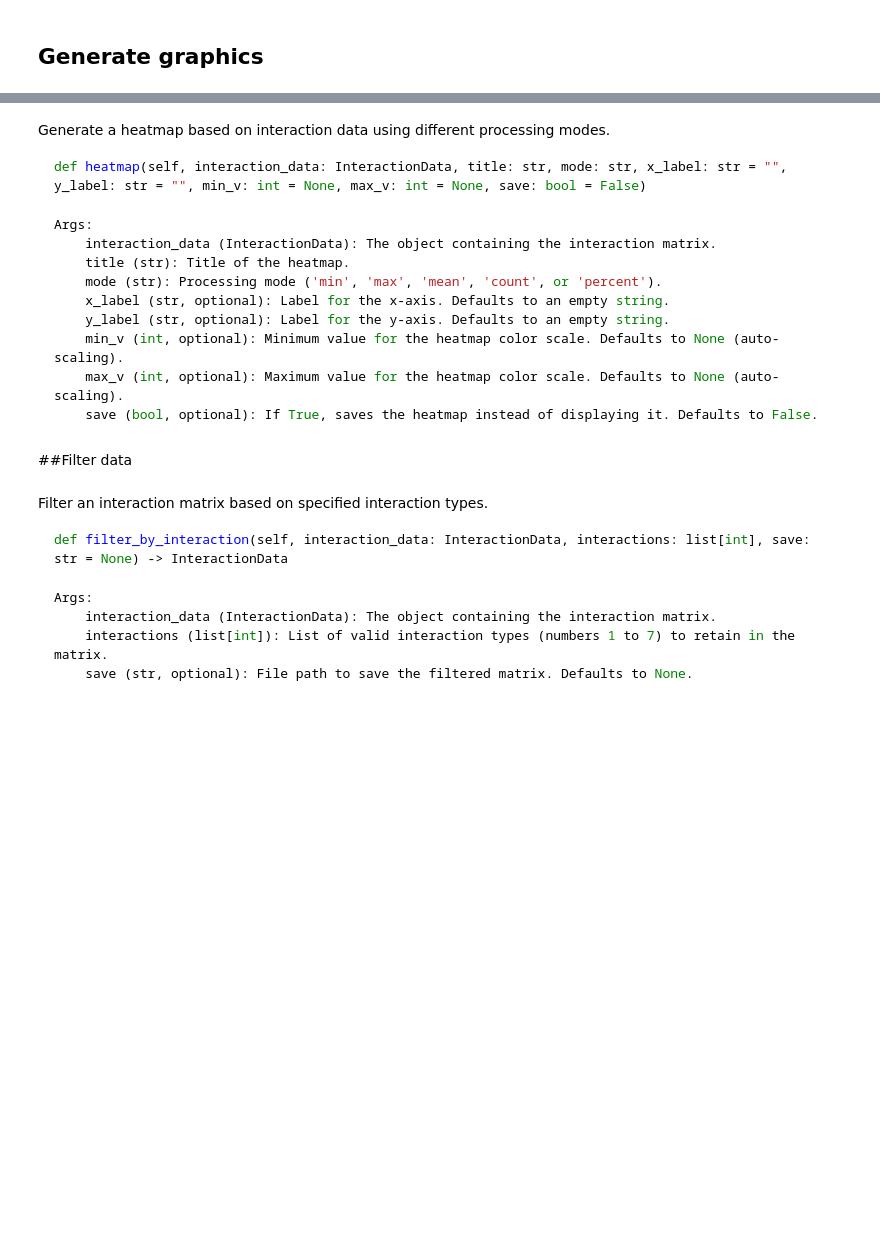
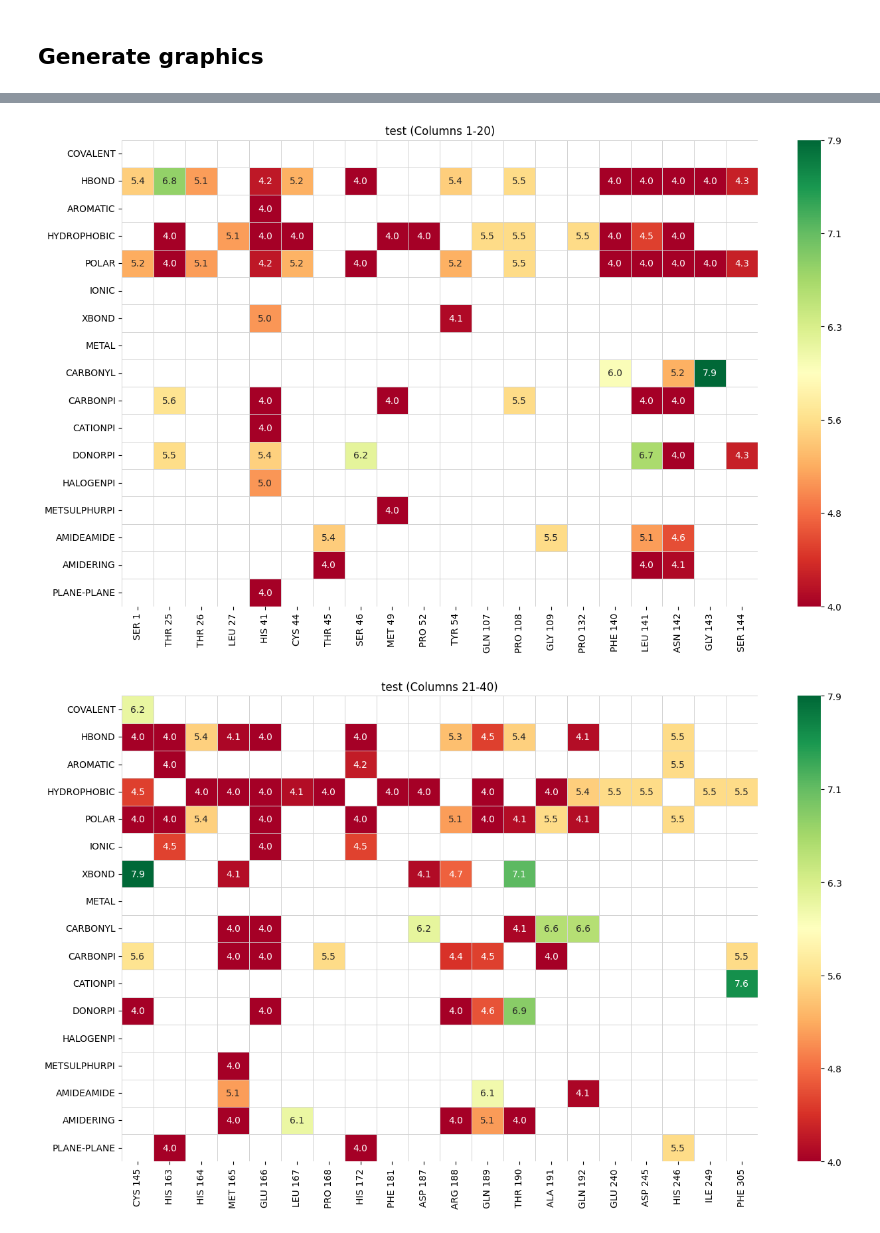
Before and after one commit to 31ldts/CORAL-PIC, a Jupyter notebook: ifp_organizer.ipynb, the cells around one changed output, grey strips where cells are left out. Cells and saved outputs as stored; diff of their text form; code cells hidden in the pictures; blank space fills up the shorter version.

````diff
--- a/ifp_organizer.ipynb
+++ b/ifp_organizer.ipynb
@@ -107,18 +515,5 @@ Args:
 # %%
-analyzer.pie_chart(interaction_data=data, plot_name="test", axis="rows", save=False)
+analyzer.heatmap(interaction_data=data, title="test", mode=analyzer.MINIMUM, font=analyzer.UPPER, save=False)
+# %% [output]
+[figure, added]
+[figure, added]
-# %% [markdown]
-Generate a heatmap based on interaction data using different processing modes.
-```python
-def heatmap(self, interaction_data: InteractionData, title: str, mode: str, x_label: str = "", y_label: str = "", min_v: int = None, max_v: int = None, save: bool = False)
-```
-```python
-Args:
-    interaction_data (InteractionData): The object containing the interaction matrix.
-    title (str): Title of the heatmap.
-    mode (str): Processing mode ('min', 'max', 'mean', 'count', or 'percent').
-    x_label (str, optional): Label for the x-axis. Defaults to an empty string.
-    y_label (str, optional): Label for the y-axis. Defaults to an empty string.
-    min_v (int, optional): Minimum value for the heatmap color scale. Defaults to None (auto-scaling).
-    max_v (int, optional): Maximum value for the heatmap color scale. Defaults to None (auto-scaling).
-    save (bool, optional): If True, saves the heatmap instead of displaying it. Defaults to False.
-```
@@ -127,13 +519,0 @@ analyzer.heatmap(interaction_data=data, title="test", mode='min', save=False)
-# %% [markdown]
-##Filter data
-# %% [markdown]
-Filter an interaction matrix based on specified interaction types.
-```python
-def filter_by_interaction(self, interaction_data: InteractionData, interactions: list[int], save: str = None) -> InteractionData
-```
-```python
-Args:
-    interaction_data (InteractionData): The object containing the interaction matrix.
-    interactions (list[int]): List of valid interaction types (numbers 1 to 7) to retain in the matrix.
-    save (str, optional): File path to save the filtered matrix. Defaults to None.
-```
````
Also changed, not shown: parts of 58 cells of this notebook.
